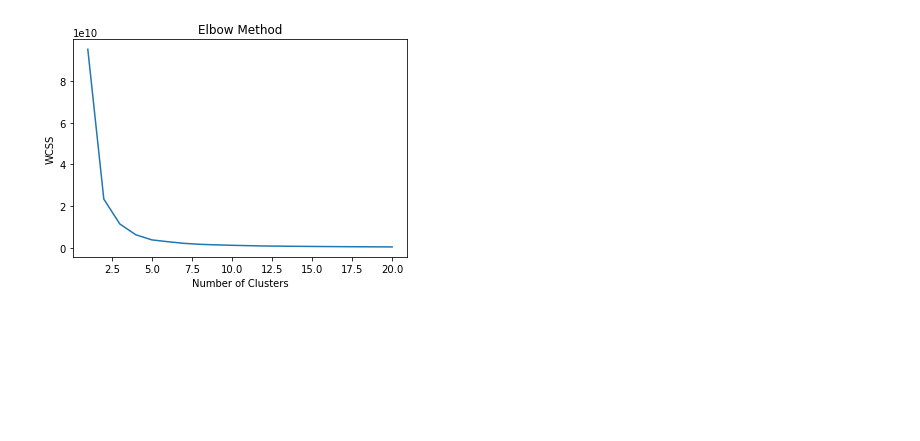
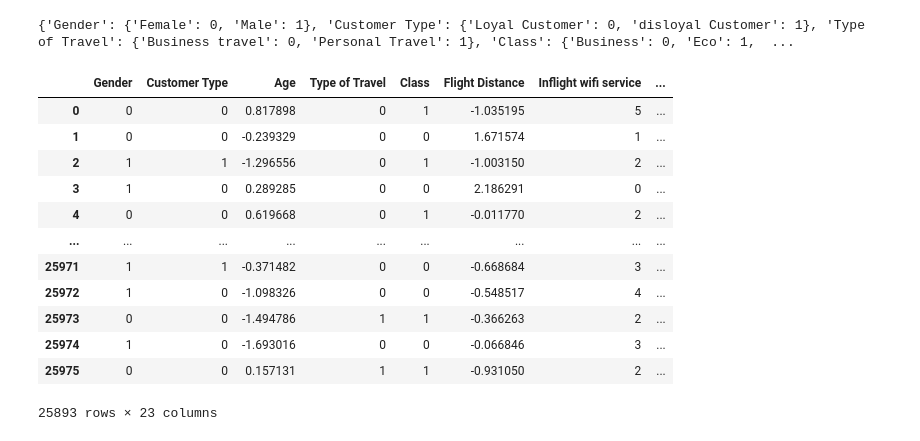
Before and after one commit to norhanreda/Air-line-passenger-satisfaction, a Jupyter notebook: models/kmean_cluster.ipynb, the cells around one changed output. Cells and saved outputs as stored; diff of their text form; code cells hidden in the pictures; blank space fills up the shorter version.

```diff
--- a/models/kmean_cluster.ipynb
+++ b/models/kmean_cluster.ipynb
@@ -74,34 +75,55 @@ test
+# %%
+# drop rows with nulls values
+test = test.dropna()
+
+# encode nominal features
+test_mappings = {}
+
+for col in nominal_columns:
+    encoder = LabelEncoder()
+    test[col] = encoder.fit_transform(test[col])
+    mapping = {category: label for category, label in zip(encoder.classes_, encoder.transform(encoder.classes_))}
+    test_mappings[col] = mapping
+
+print(test_mappings)
+
+
+# scaling numerical features
+for col in numerical_columns:
+    scaler = StandardScaler()
+    test[col] = scaler.fit_transform(test[[col]])
+
+test
+# %% [output]
+{'Gender': {'Female': 0, 'Male': 1}, 'Customer Type': {'Loyal Customer': 0, 'disloyal Customer': 1}, 'Type of Travel': {'Business travel': 0, 'Personal Travel': 1}, 'Class': {'Business': 0, 'Eco': 1,  ...
+|  | Gender | Customer Type | Age | Type of Travel | Class | Flight Distance | Inflight wifi service | ... |
+| 0 | 0 | 0 | 0.817898 | 0 | 1 | -1.035195 | 5 | ... |
+| 1 | 0 | 0 | -0.239329 | 0 | 0 | 1.671574 | 1 | ... |
+| 2 | 1 | 1 | -1.296556 | 0 | 1 | -1.003150 | 2 | ... |
+| 3 | 1 | 0 | 0.289285 | 0 | 0 | 2.186291 | 0 | ... |
+| 4 | 0 | 0 | 0.619668 | 0 | 1 | -0.011770 | 2 | ... |
+| ... | ... | ... | ... | ... | ... | ... | ... | ... |
+| 25971 | 1 | 1 | -0.371482 | 0 | 0 | -0.668684 | 3 | ... |
+| 25972 | 1 | 0 | -1.098326 | 0 | 0 | -0.548517 | 4 | ... |
+| 25973 | 0 | 0 | -1.494786 | 1 | 1 | -0.366263 | 2 | ... |
+| 25974 | 1 | 0 | -1.693016 | 0 | 0 | -0.066846 | 3 | ... |
+| 25975 | 0 | 0 | 0.157131 | 1 | 1 | -0.931050 | 2 | ... |
+25893 rows × 23 columns
 # %%
-# Calculate WCSS for different values of k
-wcss = []
-for i in range(1, 21):
-    kmeans = KMeans(n_clusters=i, init='k-means++', max_iter=300, n_init=10, random_state=0)
-    kmeans.fit(X)
-    wcss.append(kmeans.inertia_)
-
-# Plot the elbow curve
-# plt.figure(figsize=(24,7))
-plt.plot(range(1, 21), wcss)
-plt.title('Elbow Method')
-plt.xlabel('Number of Clusters')
-plt.ylabel('WCSS')
-plt.show()
-
-# # Elbow method
+# # Calculate WCSS for different values of k
 # wcss = []
 # for i in range(1, 21):
-#     kmeans = KMeans(n_clusters = i, init = 'k-means++', random_state = 42)
-#     kmeans.fit(X)
+#     kmeans = KMeans(n_clusters=i, init='k-means++', max_iter=300, n_init=10, random_state=10)
+#     kmeans.fit(train)
 #     wcss.append(kmeans.inertia_)
-# plt.figure(figsize=(24,7))
+
+# # Plot the elbow curve
+# # plt.figure(figsize=(24,7))
 # plt.plot(range(1, 21), wcss)
-# plt.title('The Elbow Method')
-# plt.xlabel('Number of clusters')
+# plt.title('Elbow Method')
+# plt.xlabel('Number of Clusters')
 # plt.ylabel('WCSS')
 # plt.show()
-# # Shows 2 clusters to be formed:
-# %% [output]
-[figure, removed]
 # %%
 
 # Create a K-Means object
```
Also changed, not shown: parts of 21 cells of this notebook, 2 other files.
